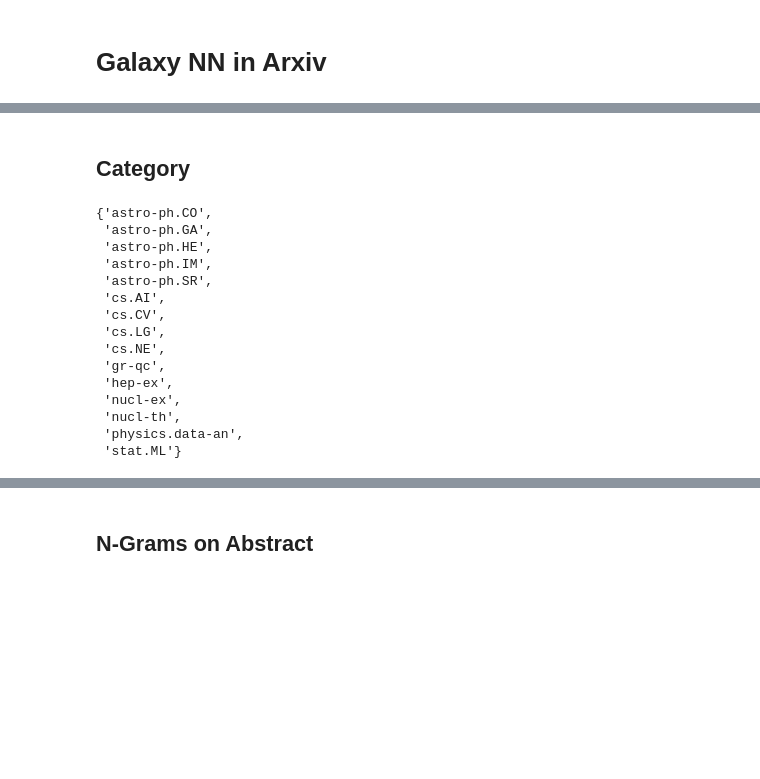
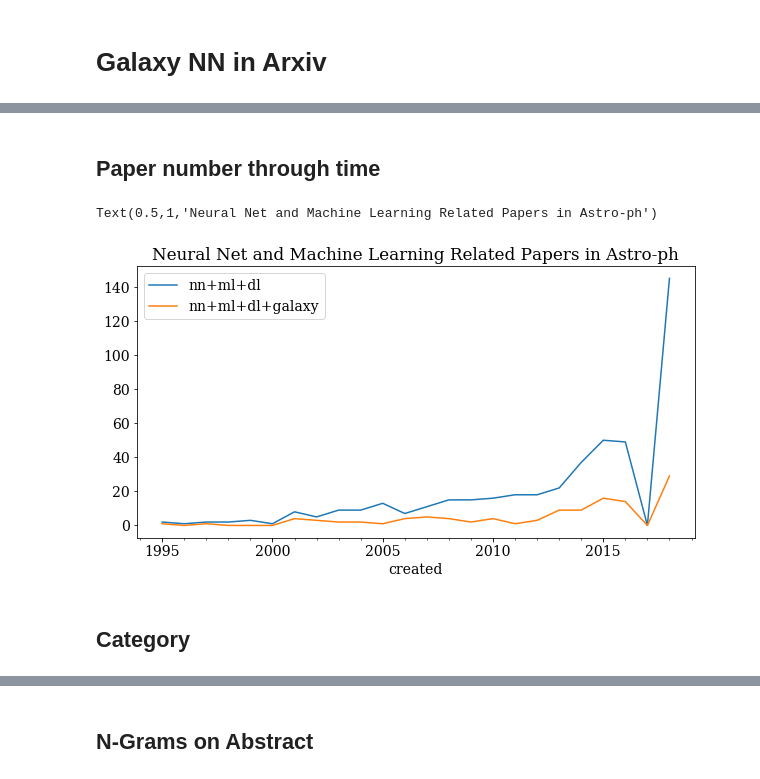
Before and after one commit to jibanCat/astro-ph-ml-topics, a Jupyter notebook: Arxiv_galaxy_NN.ipynb, the cells around one changed output, grey strips where cells are left out. Cells and saved outputs as stored; diff of their text form; code cells hidden in the pictures; blank space fills up the shorter version.

```diff
--- a/Arxiv_galaxy_NN.ipynb
+++ b/Arxiv_galaxy_NN.ipynb
@@ -73,3 +97,14 @@ df_nn[df_nn.abstract.str.contains("galaxy")]
+# %% [markdown]
+## Paper number through time
+# %%
+# Paper about neural net, ml, dl in astro-ph
+df_nn.resample("Y").title.count().plot(label="nn+ml+dl")
+df_nn[df_nn.abstract.str.contains("galaxy")].resample("Y").title.count().plot(label="nn+ml+dl+galaxy")
+plt.legend()
+plt.title("Neural Net and Machine Learning Related Papers in Astro-ph")
+# %% [output]
+Text(0.5,1,'Neural Net and Machine Learning Related Papers in Astro-ph')
+[figure, added]
 # %% [markdown]
 ## Category
 # %%
@@ -82,23 +117,6 @@ all_category = list(itertools.chain.from_iterable(
         lambda x: re.sub(r"[\[\]' ]", "", x).split(",")
     ).values
 ))
-set(all_category)
-# %% [output]
-{'astro-ph.CO',
- 'astro-ph.GA',
- 'astro-ph.HE',
- 'astro-ph.IM',
- 'astro-ph.SR',
- 'cs.AI',
- 'cs.CV',
- 'cs.LG',
- 'cs.NE',
- 'gr-qc',
- 'hep-ex',
- 'nucl-ex',
- 'nucl-th',
- 'physics.data-an',
- 'stat.ML'}
 # %%
 one_gram_category = Counter(all_category).most_common(15)
 one_gram_category
```
Also changed, not shown: parts of 24 cells of this notebook.
